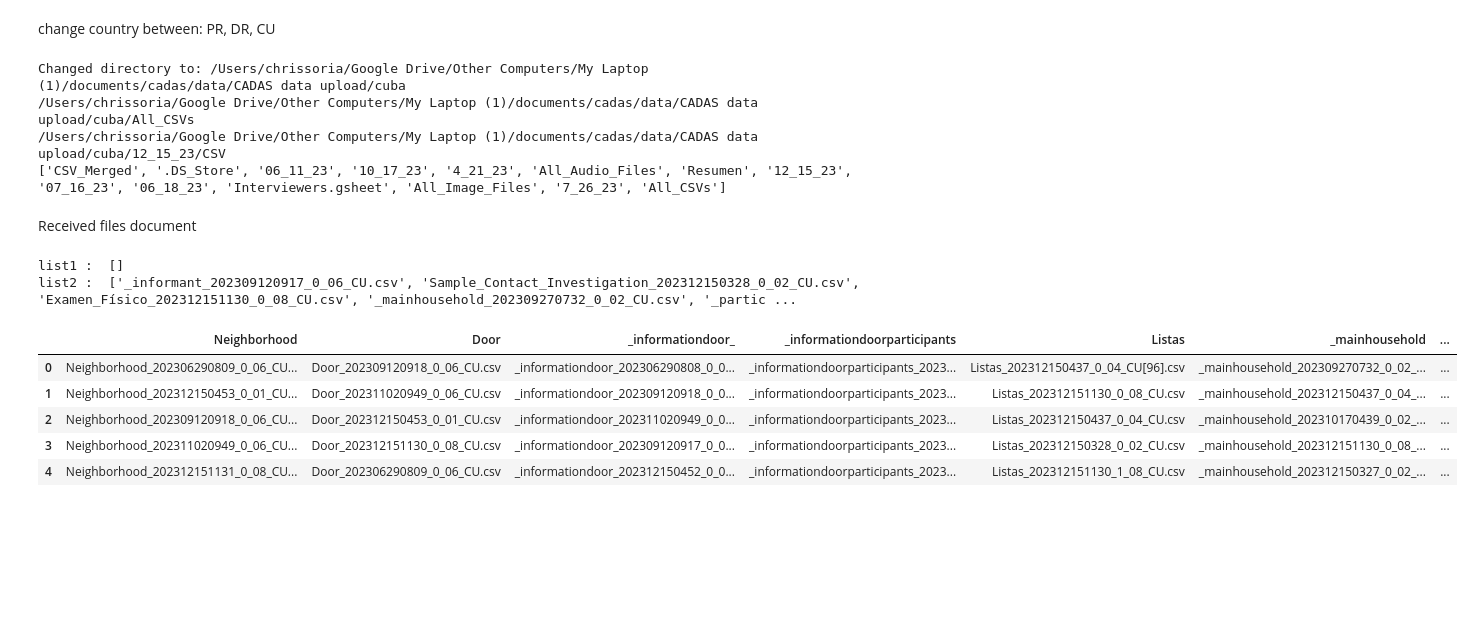
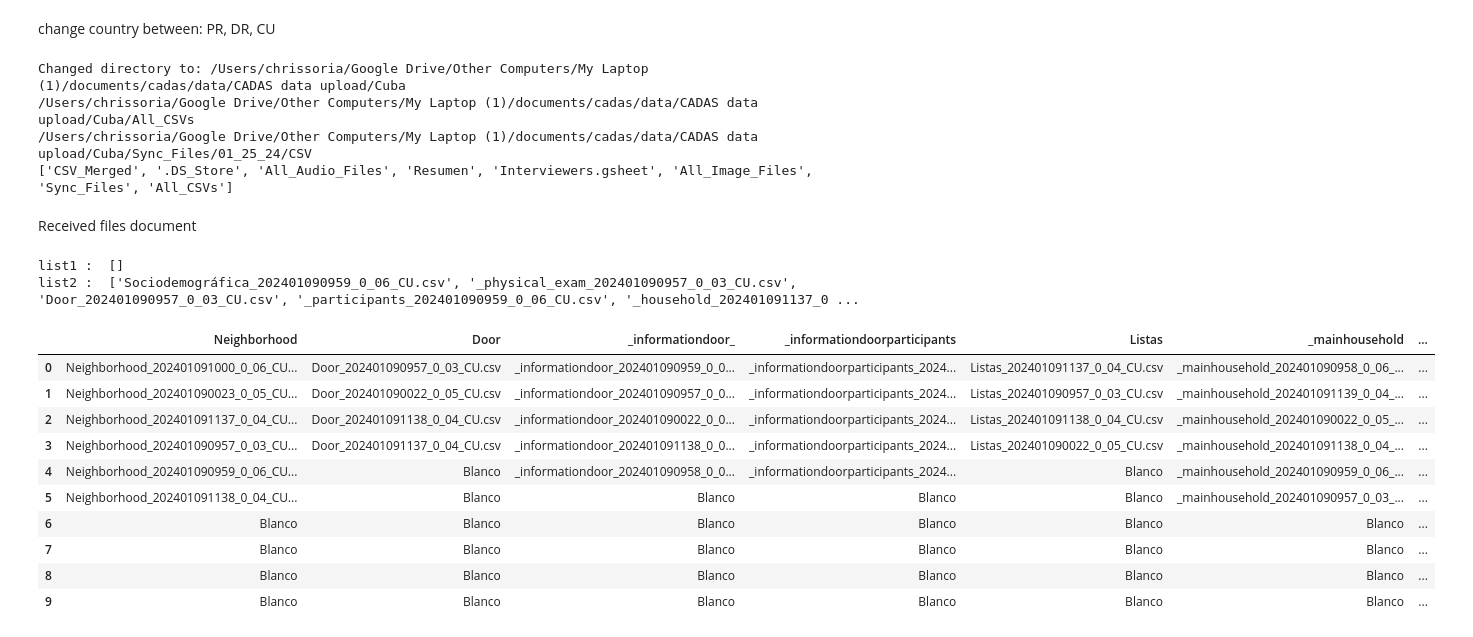
Before and after one commit to chrissoria/CADAS, a Jupyter notebook: Recode_Files/Merging_csv.ipynb, the cells around one changed output. Cells and saved outputs as stored; diff of their text form; code cells hidden in the pictures; blank space fills up the shorter version.

```diff
--- a/Recode_Files/Merging_csv.ipynb
+++ b/Recode_Files/Merging_csv.ipynb
@@ -8,7 +9,7 @@ change country between: PR, DR, CU
 user = "Chris"
 country = "CU"
 # %%
-CU_directory = r"/Users/chrissoria/Google Drive/Other Computers/My Laptop (1)/documents/cadas/data/CADAS data upload/cuba"
+CU_directory = r"/Users/chrissoria/Google Drive/Other Computers/My Laptop (1)/documents/cadas/data/CADAS data upload/Cuba"
 DR_directory = r"/Users/chrissoria/Google Drive/Other Computers/My Laptop (1)/documents/cadas/data/CADAS data upload/Rep Dom"
 PR_drectory = r"/Users/chrissoria/Google Drive/Other Computers/My Laptop (1)/documents/cadas/data/CADAS data upload/Puerto_Rico"
 
@@ -16,7 +17,7 @@ if user == "Chris":
     if country == "DR":
         current_directory = DR_directory
         path1 = DR_directory+"/All_CSVs" #where all CSVs are located
-        path2 = DR_directory+"/Sync Files/23.12.23/CSV/" #change to show latest upload
+        path2 = DR_directory+"/Sync Files/21.01.24/CSV/" #change to show latest upload
         imagepath = DR_directory+"/All_Image_Files"
         audiopath = DR_directory+"/All_Audio_Files"
     elif country == "CU":
@@ -24,7 +25,7 @@ if user == "Chris":
         path1 = CU_directory+"/All_CSVs" #where we merge all cumulative CSV files into one file
         imagepath = CU_directory+"/All_Image_Files"
         audiopath = CU_directory+"/All_Audio_Files"
-        path2 = CU_directory+"/12_15_23/CSV" #where we check to see that the latest batch of data includes all files it should
+        path2 = CU_directory+"/Sync_Files/01_25_24/CSV" #where we check to see that the latest batch of data includes all files it should
     elif country == "PR":
         current_directory = PR_directory
         path1 = PR_directory+"/All_CSVs"
@@ -46,10 +47,10 @@ if current_directory:
 imagenames = os.listdir(imagepath)
 audionames = os.listdir(audiopath)
 # %% [output]
-Changed directory to: /Users/chrissoria/Google Drive/Other Computers/My Laptop (1)/documents/cadas/data/CADAS data upload/cuba
-/Users/chrissoria/Google Drive/Other Computers/My Laptop (1)/documents/cadas/data/CADAS data upload/cuba/All_CSVs
-/Users/chrissoria/Google Drive/Other Computers/My Laptop (1)/documents/cadas/data/CADAS data upload/cuba/12_15_23/CSV
-['CSV_Merged', '.DS_Store', '06_11_23', '10_17_23', '4_21_23', 'All_Audio_Files', 'Resumen', '12_15_23', '07_16_23', '06_18_23', 'Interviewers.gsheet', 'All_Image_Files', '7_26_23', 'All_CSVs']
+Changed directory to: /Users/chrissoria/Google Drive/Other Computers/My Laptop (1)/documents/cadas/data/CADAS data upload/Cuba
+/Users/chrissoria/Google Drive/Other Computers/My Laptop (1)/documents/cadas/data/CADAS data upload/Cuba/All_CSVs
+/Users/chrissoria/Google Drive/Other Computers/My Laptop (1)/documents/cadas/data/CADAS data upload/Cuba/Sync_Files/01_25_24/CSV
+['CSV_Merged', '.DS_Store', 'All_Audio_Files', 'Resumen', 'Interviewers.gsheet', 'All_Image_Files', 'Sync_Files', 'All_CSVs']
 # %% [markdown]
 Received files document
 # %%
@@ -72,40 +73,45 @@ def remove_common(a, b):
     print("list1 : ", a)
     print("list2 : ", b)
 
 remove_common(newdir_list1, newdir_list2)
 
 words_to_filter = ["Neighborhood", "Door", "_informationdoor_", "_informationdoorparticipants", "Listas", "_mainhousehold", "_participants", "_rosterhousehold", "_nonresidentchildren", "Cognitva", "_cognitive", "Cognitive_Scoring", "Examen_Físico", "_physical_exam","Familiar", "_household", "Informante", "_informant"]
 
 # breaking the longer list into smaller lists
 filtered_lists = {word: [] for word in words_to_filter}
 
 for text in newdir_list2:
     for word in words_to_filter:
         if word in text:
             filtered_lists[word].append(text)
 
 # change this number depending on how many tablets worth of information you're receiving
 for word, filtered_list in filtered_lists.items():
-    while len(filtered_list) < 5:
+    while len(filtered_list) < 10:
         filtered_list.append("Blanco")
 
 Received_Files = pd.DataFrame()
 
 for word, filtered_list in filtered_lists.items():
     Received_Files[word] = pd.Series(filtered_list)
 
 Received_Files.to_excel(path2+ 'Received_Files_Checklist.xlsx', index=False)
 
 Received_Files
 # %% [output]
 list1 :  []
-list2 :  ['_informant_202309120917_0_06_CU.csv', 'Sample_Contact_Investigation_202312150328_0_02_CU.csv', 'Examen_Físico_202312151130_0_08_CU.csv', '_mainhousehold_202309270732_0_02_CU.csv', '_partic ...
+list2 :  ['Sociodemográfica_202401090959_0_06_CU.csv', '_physical_exam_202401090957_0_03_CU.csv', 'Door_202401090957_0_03_CU.csv', '_participants_202401090959_0_06_CU.csv', '_household_202401091137_0 ...
 |  | Neighborhood | Door | _informationdoor_ | _informationdoorparticipants | Listas | _mainhousehold | ... |
-| 0 | Neighborhood_202306290809_0_06_CU... | Door_202309120918_0_06_CU.csv | _informationdoor_202306290808_0_0... | _informationdoorparticipants_2023... | Listas_202312150437_0_04_CU[96].csv | _mainhousehold_202309270732_0_02_... | ... |
-| 1 | Neighborhood_202312150453_0_01_CU... | Door_202311020949_0_06_CU.csv | _informationdoor_202309120918_0_0... | _informationdoorparticipants_2023... | Listas_202312151130_0_08_CU.csv | _mainhousehold_202312150437_0_04_... | ... |
-| 2 | Neighborhood_202309120918_0_06_CU... | Door_202312150453_0_01_CU.csv | _informationdoor_202311020949_0_0... | _informationdoorparticipants_2023... | Listas_202312150437_0_04_CU.csv | _mainhousehold_202310170439_0_02_... | ... |
-| 3 | Neighborhood_202311020949_0_06_CU... | Door_202312151130_0_08_CU.csv | _informationdoor_202309120917_0_0... | _informationdoorparticipants_2023... | Listas_202312150328_0_02_CU.csv | _mainhousehold_202312151130_0_08_... | ... |
-| 4 | Neighborhood_202312151131_0_08_CU... | Door_202306290809_0_06_CU.csv | _informationdoor_202312150452_0_0... | _informationdoorparticipants_2023... | Listas_202312151130_1_08_CU.csv | _mainhousehold_202312150327_0_02_... | ... |
+| 0 | Neighborhood_202401091000_0_06_CU... | Door_202401090957_0_03_CU.csv | _informationdoor_202401090959_0_0... | _informationdoorparticipants_2024... | Listas_202401091137_0_04_CU.csv | _mainhousehold_202401090958_0_06_... | ... |
+| 1 | Neighborhood_202401090023_0_05_CU... | Door_202401090022_0_05_CU.csv | _informationdoor_202401090957_0_0... | _informationdoorparticipants_2024... | Listas_202401090957_0_03_CU.csv | _mainhousehold_202401091139_0_04_... | ... |
+| 2 | Neighborhood_202401091137_0_04_CU... | Door_202401091138_0_04_CU.csv | _informationdoor_202401090022_0_0... | _informationdoorparticipants_2024... | Listas_202401091138_0_04_CU.csv | _mainhousehold_202401090022_0_05_... | ... |
+| 3 | Neighborhood_202401090957_0_03_CU... | Door_202401091137_0_04_CU.csv | _informationdoor_202401091138_0_0... | _informationdoorparticipants_2024... | Listas_202401090022_0_05_CU.csv | _mainhousehold_202401091138_0_04_... | ... |
+| 4 | Neighborhood_202401090959_0_06_CU... | Blanco | _informationdoor_202401090958_0_0... | _informationdoorparticipants_2024... | Blanco | _mainhousehold_202401090959_0_06_... | ... |
+| 5 | Neighborhood_202401091138_0_04_CU... | Blanco | Blanco | Blanco | Blanco | _mainhousehold_202401090957_0_03_... | ... |
+| 6 | Blanco | Blanco | Blanco | Blanco | Blanco | Blanco | ... |
+| 7 | Blanco | Blanco | Blanco | Blanco | Blanco | Blanco | ... |
+| 8 | Blanco | Blanco | Blanco | Blanco | Blanco | Blanco | ... |
+| 9 | Blanco | Blanco | Blanco | Blanco | Blanco | Blanco | ... |
 # %%
 if user == "Chris":
     if country == "CU":
```
Also changed, not shown: parts of 2 cells of this notebook, 10 other files.
